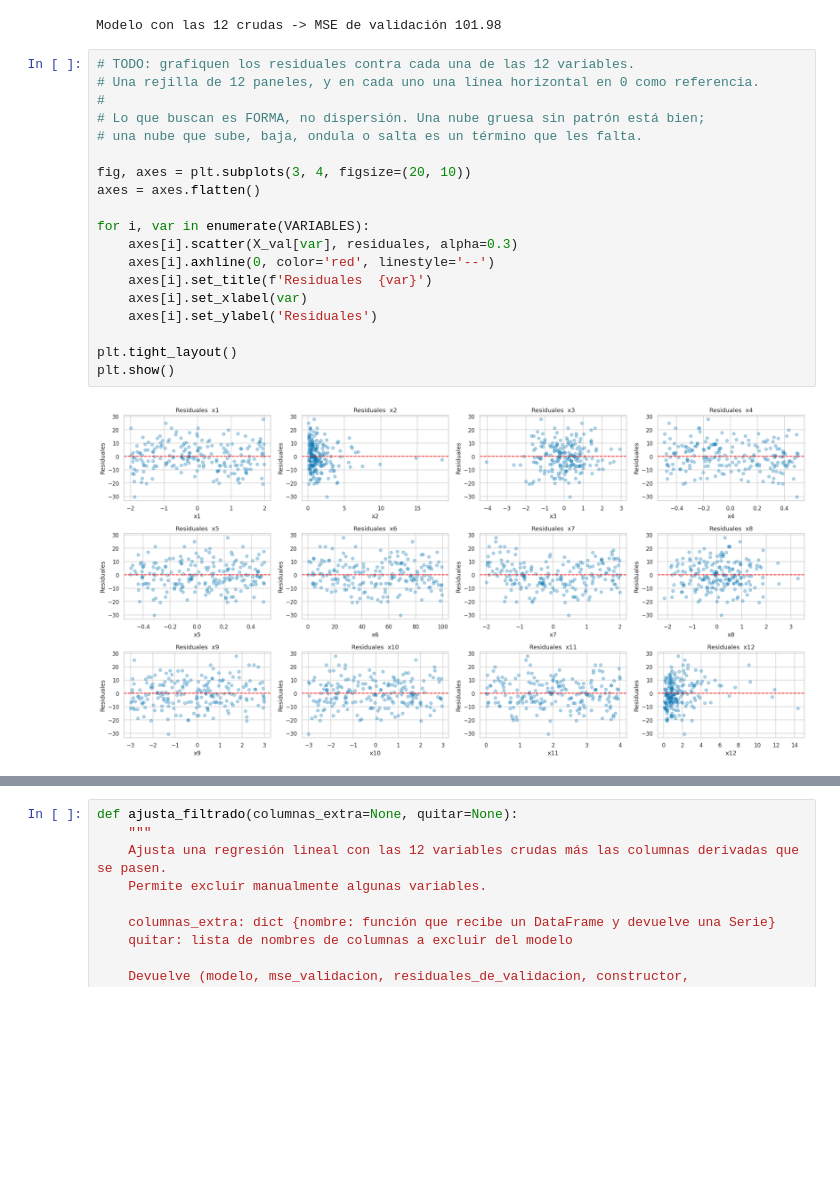
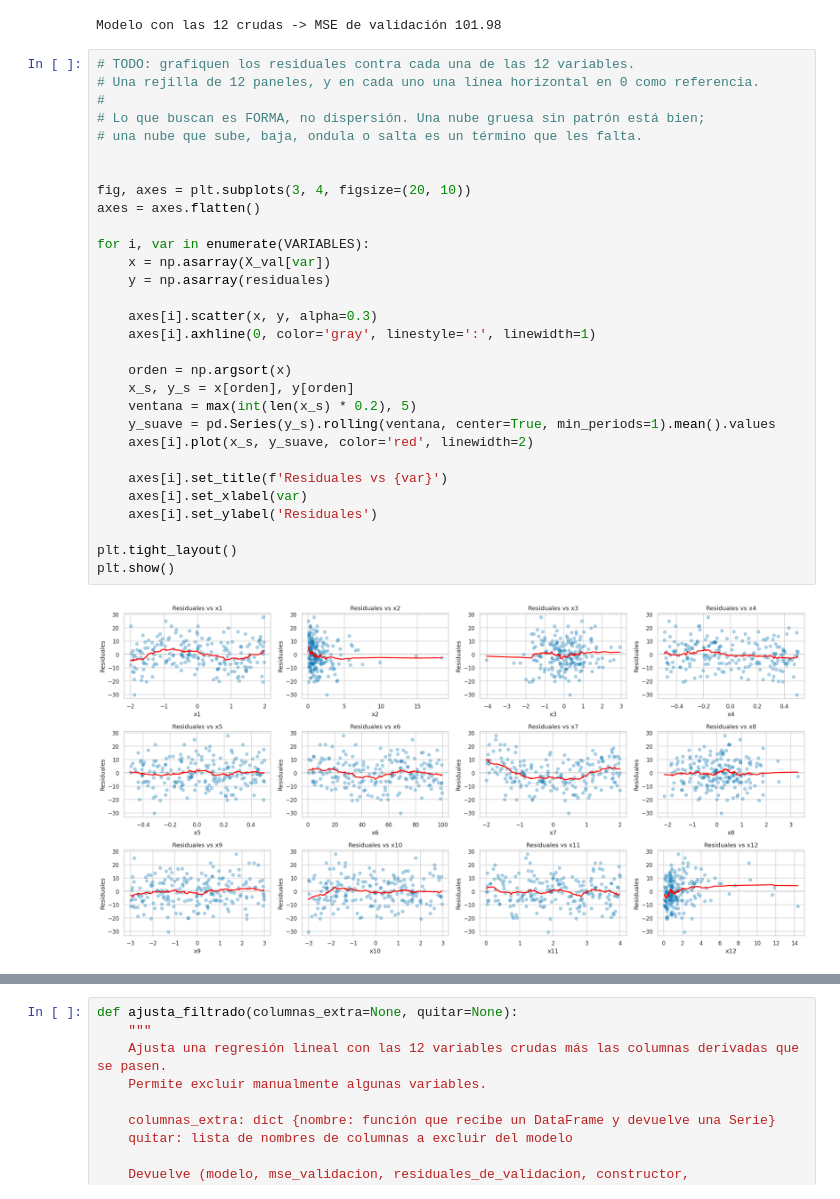
Before and after one commit to lafarch/mineria_datos, a Jupyter notebook: tareas/tarea_01_aproximacion_funcion.ipynb, the cells around one changed output, grey strips where cells are left out. Cells and saved outputs as stored; diff of their text form; blank space fills up the shorter version.

```diff
--- a/tareas/tarea_01_aproximacion_funcion.ipynb
+++ b/tareas/tarea_01_aproximacion_funcion.ipynb
@@ -364,24 +364,35 @@ Modelo con las 12 crudas -> MSE de validación 101.98
 # %%
 # TODO: grafiquen los residuales contra cada una de las 12 variables.
 # Una rejilla de 12 paneles, y en cada uno una línea horizontal en 0 como referencia.
 #
 # Lo que buscan es FORMA, no dispersión. Una nube gruesa sin patrón está bien;
 # una nube que sube, baja, ondula o salta es un término que les falta.
 
+
 fig, axes = plt.subplots(3, 4, figsize=(20, 10))
 axes = axes.flatten()
 
 for i, var in enumerate(VARIABLES):
-    axes[i].scatter(X_val[var], residuales, alpha=0.3)
-    axes[i].axhline(0, color='red', linestyle='--')
-    axes[i].set_title(f'Residuales  {var}')
+    x = np.asarray(X_val[var])
+    y = np.asarray(residuales)
+
+    axes[i].scatter(x, y, alpha=0.3)
+    axes[i].axhline(0, color='gray', linestyle=':', linewidth=1)
+
+    orden = np.argsort(x)
+    x_s, y_s = x[orden], y[orden]
+    ventana = max(int(len(x_s) * 0.2), 5)
+    y_suave = pd.Series(y_s).rolling(ventana, center=True, min_periods=1).mean().values
+    axes[i].plot(x_s, y_suave, color='red', linewidth=2)
+
+    axes[i].set_title(f'Residuales vs {var}')
     axes[i].set_xlabel(var)
     axes[i].set_ylabel('Residuales')
 
 plt.tight_layout()
 plt.show()
 # %% [output]
-[figure, old version]
+[figure, new version]
 # %%
 # TODO: agreguen su primer término y vuelvan a medir.
 #
```
Also changed, not shown: parts of 18 cells of this notebook, 1 other file.
